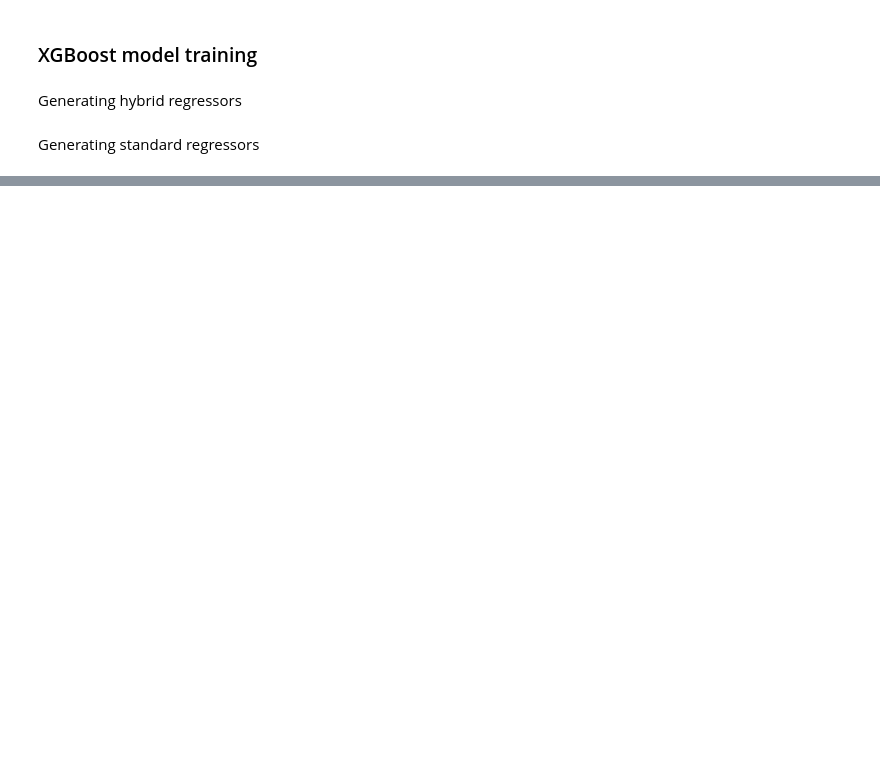
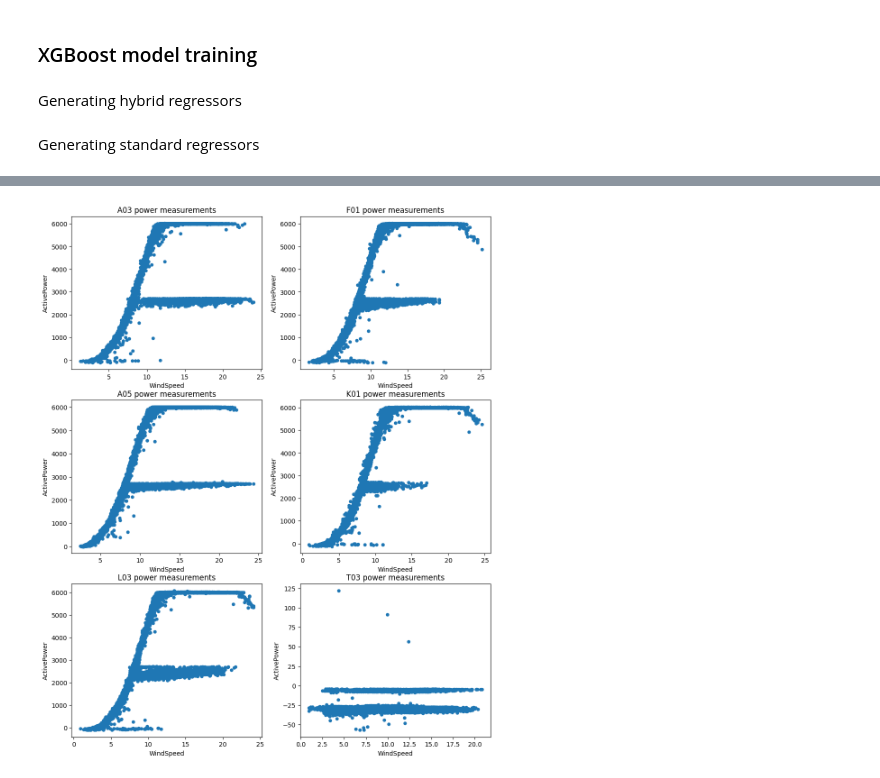
Before and after one commit to sondretb/Master-thesis---Wake-Scada-integration, a Jupyter notebook: power_predictor.ipynb, the cells around one changed output, grey strips where cells are left out. Drawn from its saved outputs; the diff is of its cells as text; code cells hidden in the pictures; blank space fills up the shorter version.

```diff
--- a/power_predictor.ipynb
+++ b/power_predictor.ipynb
@@ -80,0 +173,26 @@ for name, test_set in tqdm(test_data.items(), desc='Generating Standard Power Pr
+# %%
+from data_filter import prepare_turbine_seperated_data
+raw_data = prepare_turbine_seperated_data()
+# %%
+plt.rcParams["figure.figsize"] = (12, 15)
+
+fig, axs = plt.subplots(3, 2)
+raw_data['A03'].plot.scatter(x='WindSpeed', y='ActivePower', ax= axs[0,0])
+raw_data['A05'].plot.scatter(x='WindSpeed', y='ActivePower', ax= axs[1,0])
+raw_data['F01'].plot.scatter(x='WindSpeed', y='ActivePower', ax= axs[0,1])
+raw_data['K01'].plot.scatter(x='WindSpeed', y='ActivePower', ax= axs[1,1])
+raw_data['L03'].plot.scatter(x='WindSpeed', y='ActivePower', ax= axs[2,0])
+raw_data['T03'].plot.scatter(x='WindSpeed', y='ActivePower', ax= axs[2,1])
+
+
+
+axs[0,0].set_title('A03 power measurements')
+axs[1,0].set_title('A05 power measurements')
+axs[0,1].set_title('F01 power measurements')
+axs[1,1].set_title('K01 power measurements')
+axs[2,0].set_title('L03 power measurements')
+axs[2,1].set_title('T03 power measurements')
+
+plt.show()
+# %% [output]
+[figure, added]
```
Also changed, not shown: parts of 15 cells of this notebook, 1 other file.
